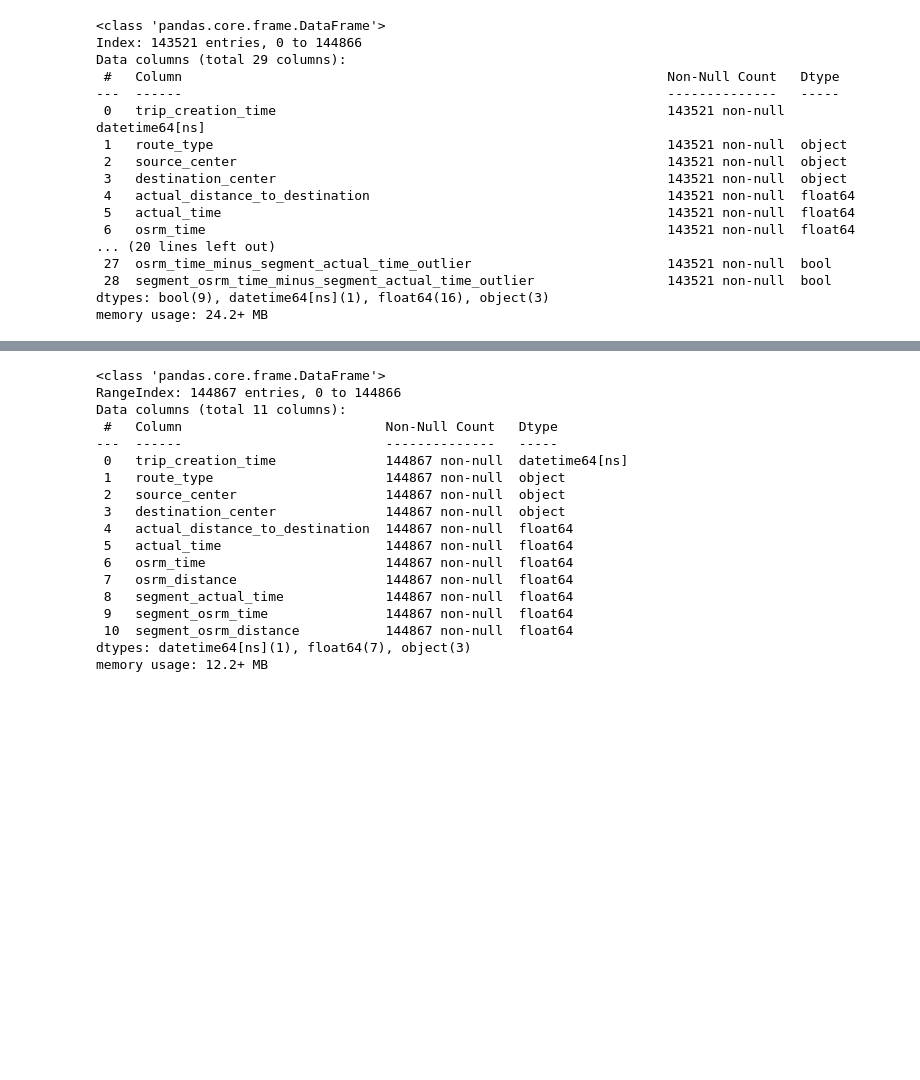
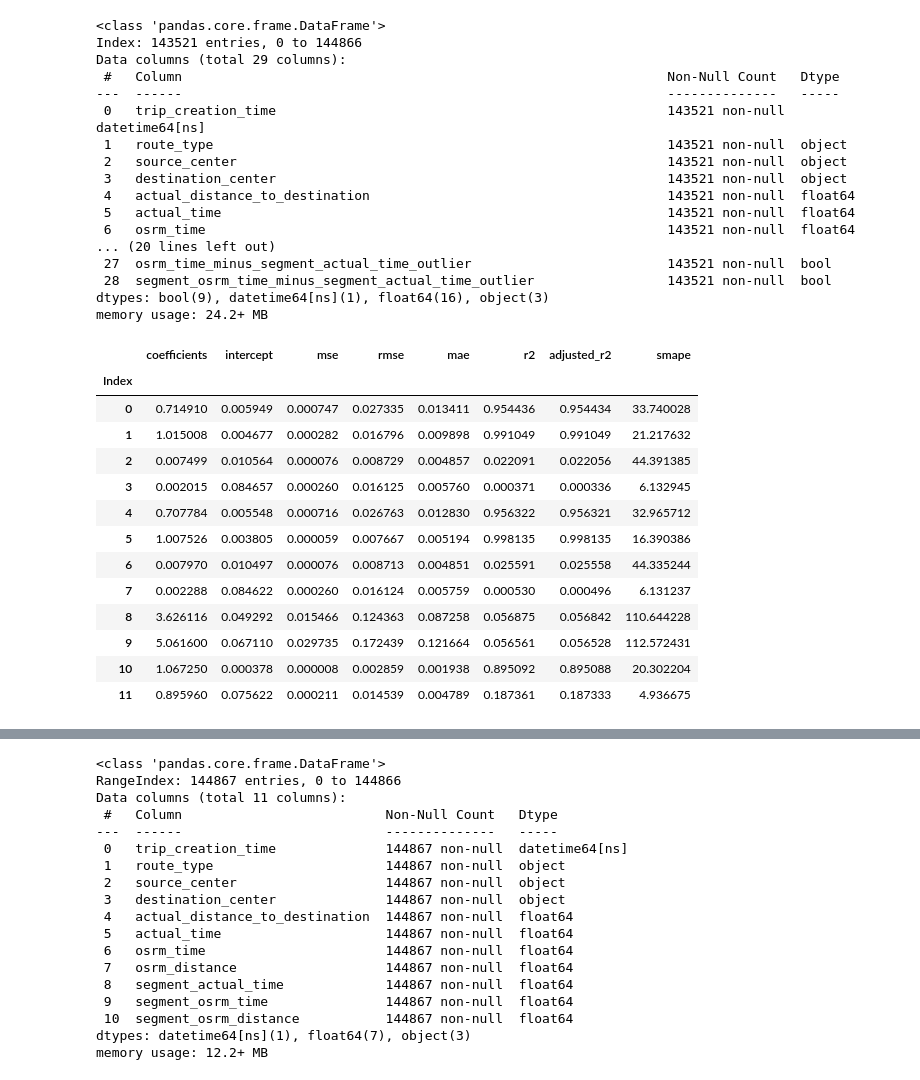
Before and after one commit to qweqwedfa/ProgrammingIndividual, a Jupyter notebook: Programming.ipynb, the cells around one changed output, grey strips where cells are left out. Cells and saved outputs as stored; diff of their text form; code cells hidden in the pictures; blank space fills up the shorter version.

```diff
--- a/Programming.ipynb
+++ b/Programming.ipynb
@@ -434,3 +424,99 @@ Data columns (total 29 columns):
  28  segment_osrm_time_minus_segment_actual_time_outlier                 143521 non-null  bool
 dtypes: bool(9), datetime64[ns](1), float64(16), object(3)
 memory usage: 24.2+ MB
+# %%
+from sklearn.preprocessing import StandardScaler, MinMaxScaler
+
+distance_time_pairs = list(itertools.product(distance_columns, time_columns))
+
+def linear_regression_evaluation(X_raw, y_raw):
+    X_train, X_test, y_train, y_test = train_test_split(X_raw, y_raw, test_size=0.2, random_state=42)
+    model = LinearRegression()
+    model.fit(X_train, y_train)
+    y_pred = model.predict(X_test)
+
+	# normal metrics
+    mse = mean_squared_error(y_test, y_pred)
+    rmse = mse ** 0.5
+    mae = mean_absolute_error(y_test, y_pred)
+
+	#R-Square calculation
+    r2 = r2_score(y_test, y_pred)
+    adjusted_r2 = 1 - (1 - r2) * (len(y_test) - 1) / (len(y_test) - X_train.shape[1] - 1)
+	# take the number out of array
+    coefficients = model.coef_[0]
+    intercept = model.intercept_
+
+    # SMAPE calculation
+    smape = np.mean(2 * np.abs(y_test - y_pred) / (np.abs(y_test) + np.abs(y_pred) + 1e-10)) * 100
+
+    results = {
+        "coefficients": coefficients,
+        "intercept": intercept,
+        "mse": mse,
+        "rmse": rmse,
+        "mae": mae,
+        "r2": r2,
+        "adjusted_r2": adjusted_r2,
+        "smape": smape
+    }
+    return results
+
+def get_dataset_from_pair(dis_time_index):
+	# pair the distance and time
+	X = df_without_outliers[distance_time_pairs[dis_time_index][0]].to_numpy().reshape(-1, 1)
+	y = df_without_outliers[distance_time_pairs[dis_time_index][1]].to_numpy()
+	#print(X, y)
+	return X, y
+
+
+def get_dataset_from_pair_and_standardize(dis_time_index):
+	# pair the distance and time
+	nummer_col = time_columns + distance_columns
+	scaler_minmax = MinMaxScaler()
+	df_scaled = df_without_outliers[nummer_col]
+
+	df_scaled = pd.DataFrame(scaler_minmax.fit_transform(df_scaled), columns=nummer_col)
+	#print(df_without_outliers)
+	#df_scaled.head()
+	X = df_scaled[distance_time_pairs[dis_time_index][0]].to_numpy().reshape(-1, 1)
+
+	y = df_scaled[distance_time_pairs[dis_time_index][1]].to_numpy()
+	#print(X, y)
+
+	return X, y
+
+#get_dataset_from_pair(0)[0].shape
+
+def evaluate_linear_regressor():
+	comparsion_dict = {}
+	for pair_index in range(len(distance_time_pairs)):
+		result_dict = {}
+		X_raw, y_raw = get_dataset_from_pair_and_standardize(pair_index)
+		#print(distance_time_pairs[pair_index])
+
+		result_dict = linear_regression_evaluation(X_raw, y_raw)
+		result_dict['Index'] = pair_index
+		#print(result_dict)
+		#break
+		comparsion_dict[pair_index] = result_dict
+	#print(comparsion_dict)
+	comparsion_df = pd.DataFrame.from_dict(comparsion_dict, orient='index').set_index('Index')
+	return comparsion_df
+
+evaluate_linear_regressor()
+# %% [output]
+|  | coefficients | intercept | mse | rmse | mae | r2 | adjusted_r2 | smape |
+| Index |  |  |  |  |  |  |  |  |
+| 0 | 0.714910 | 0.005949 | 0.000747 | 0.027335 | 0.013411 | 0.954436 | 0.954434 | 33.740028 |
+| 1 | 1.015008 | 0.004677 | 0.000282 | 0.016796 | 0.009898 | 0.991049 | 0.991049 | 21.217632 |
+| 2 | 0.007499 | 0.010564 | 0.000076 | 0.008729 | 0.004857 | 0.022091 | 0.022056 | 44.391385 |
+| 3 | 0.002015 | 0.084657 | 0.000260 | 0.016125 | 0.005760 | 0.000371 | 0.000336 | 6.132945 |
+| 4 | 0.707784 | 0.005548 | 0.000716 | 0.026763 | 0.012830 | 0.956322 | 0.956321 | 32.965712 |
+| 5 | 1.007526 | 0.003805 | 0.000059 | 0.007667 | 0.005194 | 0.998135 | 0.998135 | 16.390386 |
+| 6 | 0.007970 | 0.010497 | 0.000076 | 0.008713 | 0.004851 | 0.025591 | 0.025558 | 44.335244 |
+| 7 | 0.002288 | 0.084622 | 0.000260 | 0.016124 | 0.005759 | 0.000530 | 0.000496 | 6.131237 |
+| 8 | 3.626116 | 0.049292 | 0.015466 | 0.124363 | 0.087258 | 0.056875 | 0.056842 | 110.644228 |
+| 9 | 5.061600 | 0.067110 | 0.029735 | 0.172439 | 0.121664 | 0.056561 | 0.056528 | 112.572431 |
+| 10 | 1.067250 | 0.000378 | 0.000008 | 0.002859 | 0.001938 | 0.895092 | 0.895088 | 20.302204 |
+| 11 | 0.895960 | 0.075622 | 0.000211 | 0.014539 | 0.004789 | 0.187361 | 0.187333 | 4.936675 |
```
Also changed, not shown: parts of 10 cells of this notebook, 2 other files.
